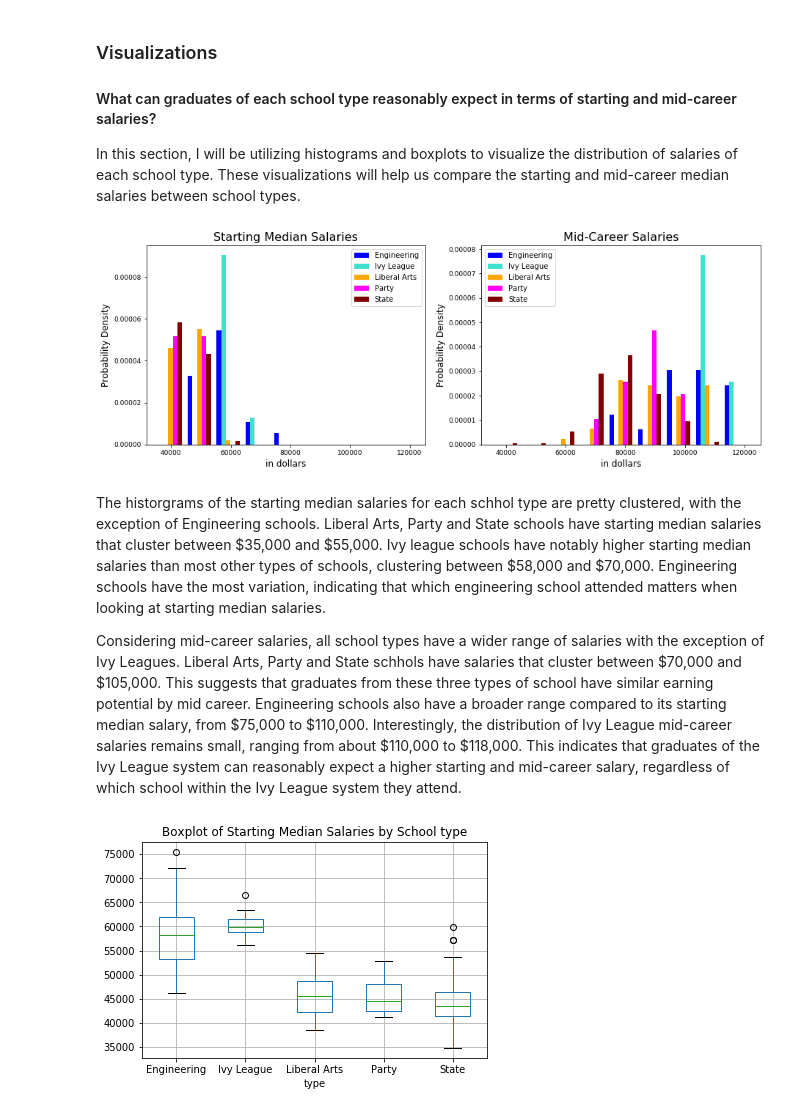
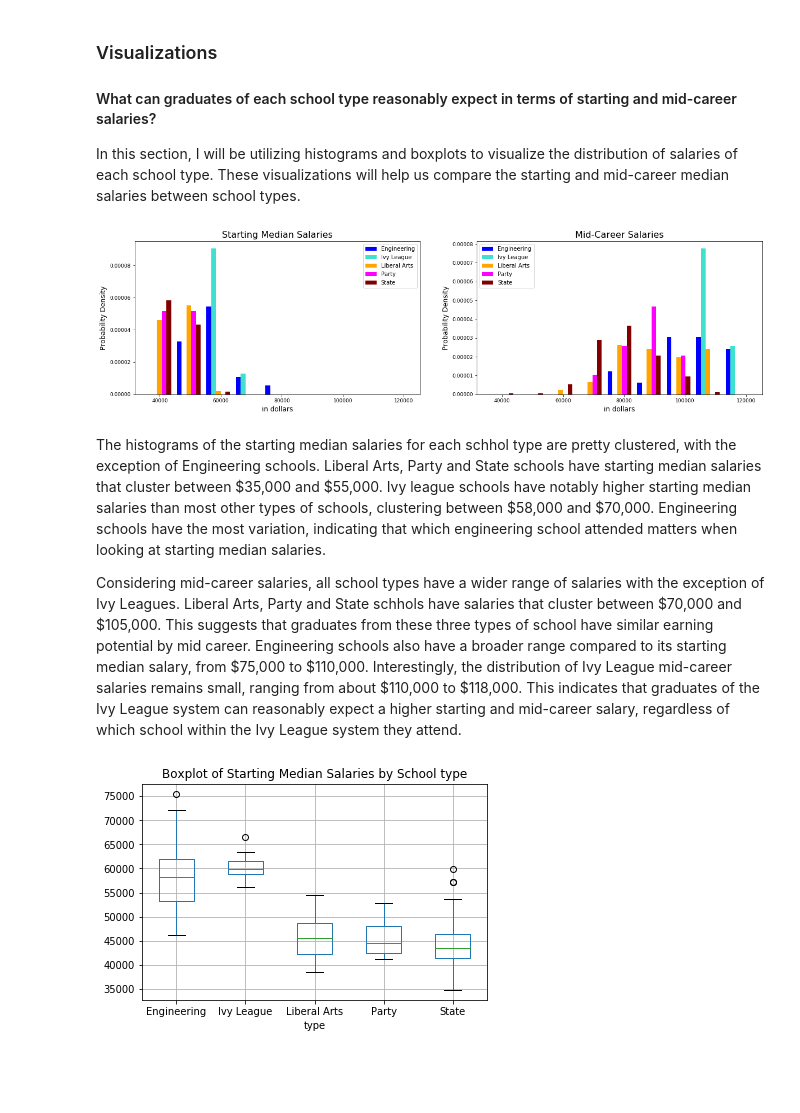
Before and after one commit to elliebenn/Thinkful-DS-Prep-Course, a Jupyter notebook: Thinkful-Prep-Capstone.ipynb, the cells around one changed output. Cells and saved outputs as stored; diff of their text form; code cells hidden in the pictures; blank space fills up the shorter version.

```diff
--- a/Thinkful-Prep-Capstone.ipynb
+++ b/Thinkful-Prep-Capstone.ipynb
@@ -140,31 +137,31 @@ mid_career = [Eng2, Ivy2, LibArts2, Party2, State2]
 # %%
 # Generating histograms for starting and mid-career salaries by type of school
 n_bins = 9
 colors = ['blue','turquoise', 'orange', 'magenta','maroon']
 labels = ['Engineering','Ivy League','Liberal Arts','Party','State']
 xrange = (35000, 122000)
 
 s = [start_med,mid_career]
 t = ['Starting Median Salaries', 'Mid-Career Salaries']
 
-plt.figure(figsize=(15,5))
+plt.figure(figsize=(20,5))
 
 for i in range(0,len(s)):
     plt.subplot(1, 2, i+1)
 
     plt.hist(s[i], n_bins, xrange, histtype='bar', normed=True, color = colors, label=labels)
     plt.title(t[i], fontsize=16)
     plt.xlabel("in dollars", fontsize=12)
     plt.ylabel("Probability Density", fontsize=12)
     plt.xticks(fontsize=9)
     plt.yticks(fontsize=9)
     plt.legend(prop={'size':10})
 
     i += 1
 # %% [output]
-[figure, old version]
+[figure, new version]
 # %% [markdown]
-The historgrams of the starting median salaries for each schhol type are pretty clustered, with the exception of Engineering schools.  Liberal Arts, Party and State schools have starting median salaries that cluster between \$35,000 and \$55,000. Ivy league schools have notably higher starting median salaries than most other types of schools, clustering between \$58,000 and \$70,000.  Engineering schools have the most variation, indicating that which engineering school attended matters when looking at starting median salaries.
+The histograms of the starting median salaries for each schhol type are pretty clustered, with the exception of Engineering schools.  Liberal Arts, Party and State schools have starting median salaries that cluster between \$35,000 and \$55,000. Ivy league schools have notably higher starting median salaries than most other types of schools, clustering between \$58,000 and \$70,000.  Engineering schools have the most variation, indicating that which engineering school attended matters when looking at starting median salaries.
 
 Considering mid-career salaries, all school types have a wider range of salaries with the exception of Ivy Leagues.  Liberal Arts, Party and State schhols have salaries that cluster between \$70,000 and \$105,000. This suggests that graduates from these three types of school have similar earning potential by mid career.  Engineering schools also have a broader range compared to its starting median salary, from \$75,000 to \$110,000.  Interestingly, the distribution of Ivy League mid-career salaries remains small, ranging from about \$110,000 to \$118,000. This indicates that graduates of the Ivy League system can reasonably expect a higher starting and mid-career salary, regardless of which school within the Ivy League system they attend.
 # %%
```
Also changed, not shown: parts of 12 cells of this notebook.
